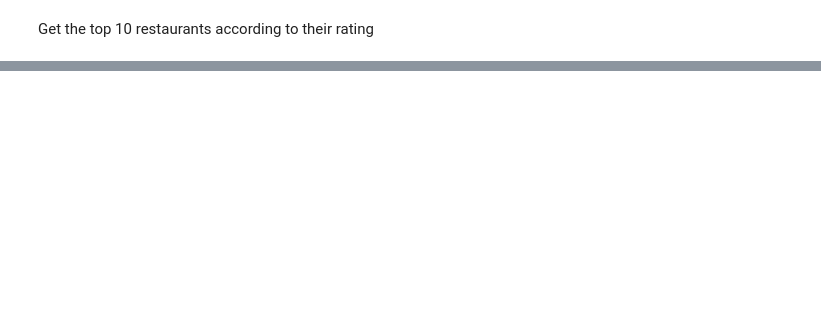
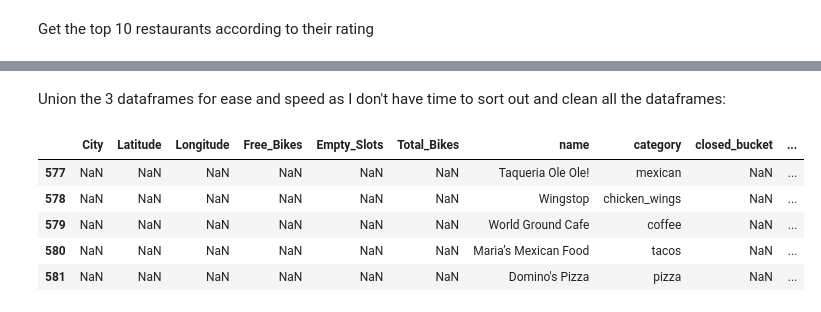
Before and after one commit to nas27/Statistical-Modelling-Project, a Jupyter notebook: notebooks/yelp_foursquare_EDA.ipynb, the cells around one changed output, grey strips where cells are left out. Drawn from its saved outputs; the diff is of its cells as text; code cells hidden in the pictures; blank space fills up the shorter version.

```diff
--- a/notebooks/yelp_foursquare_EDA.ipynb
+++ b/notebooks/yelp_foursquare_EDA.ipynb
@@ -154,0 +287,7 @@ Get the top 10 restaurants according to their rating
+# %%
+csv_file_path = '..\data\df_bikes.csv'
+
+# Read the CSV file into a DataFrame
+df_bikes = pd.read_csv(csv_file_path)
+# %%
+df_bikes.rename(columns={'City': 'location'}, inplace=True)
@@ -154,0 +303,2 @@ Get the top 10 restaurants according to their rating
+# %% [markdown]
+Union the 3 dataframes for ease and speed as I don't have time to sort out and clean all the dataframes:
@@ -154,0 +315,11 @@ Get the top 10 restaurants according to their rating
+# %%
+combined_df = pd.concat([df_bikes, df_foursquare, df_yelp], ignore_index=True)
+# %%
+combined_df.tail()
+# %% [output]
+|  | City | Latitude | Longitude | Free_Bikes | Empty_Slots | Total_Bikes | name | category | closed_bucket | ... |
+| 577 | NaN | NaN | NaN | NaN | NaN | NaN | Taqueria Ole Ole! | mexican | NaN | ... |
+| 578 | NaN | NaN | NaN | NaN | NaN | NaN | Wingstop | chicken_wings | NaN | ... |
+| 579 | NaN | NaN | NaN | NaN | NaN | NaN | World Ground Cafe | coffee | NaN | ... |
+| 580 | NaN | NaN | NaN | NaN | NaN | NaN | Maria’s Mexican Food | tacos | NaN | ... |
+| 581 | NaN | NaN | NaN | NaN | NaN | NaN | Domino's Pizza | pizza | NaN | ... |
```
Also changed, not shown: parts of 44 cells of this notebook, 10 other files.
